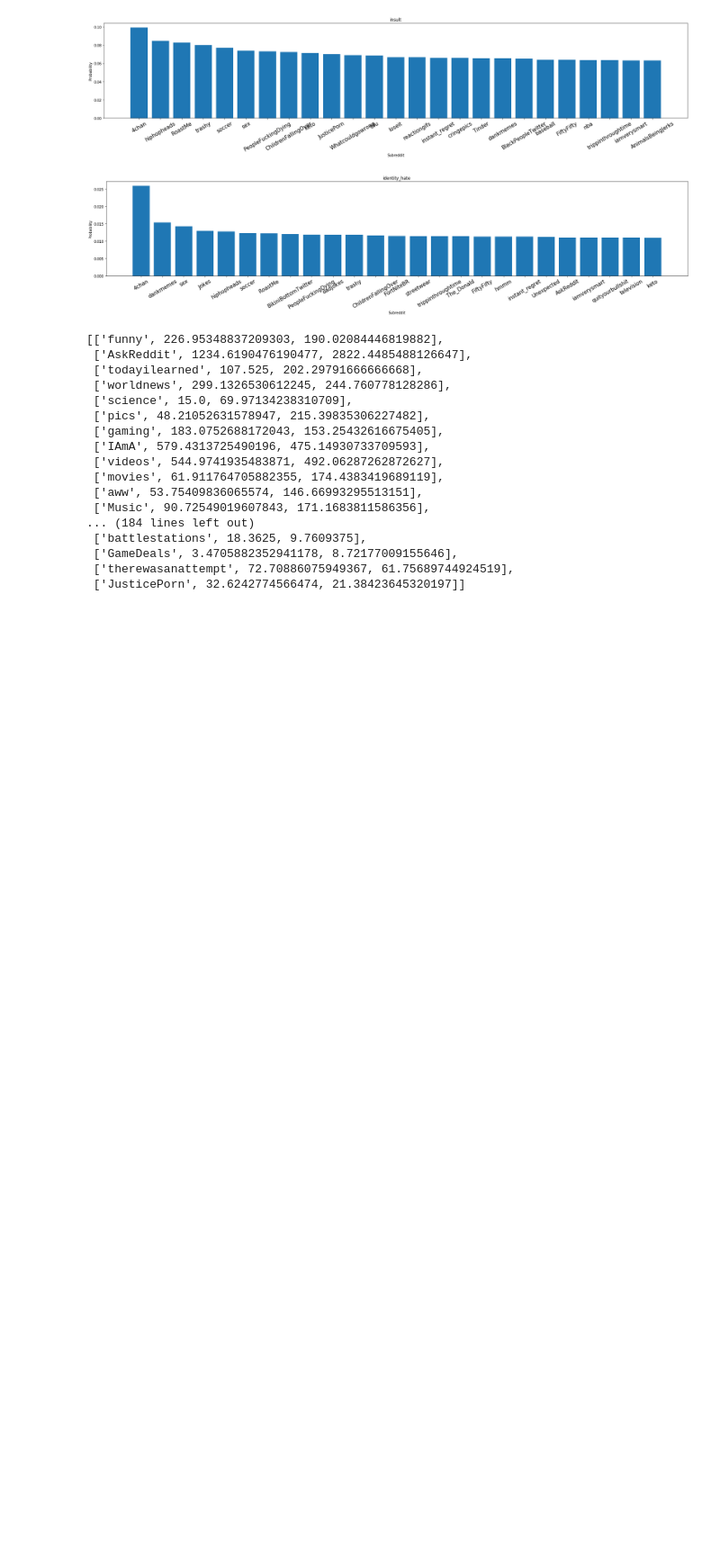
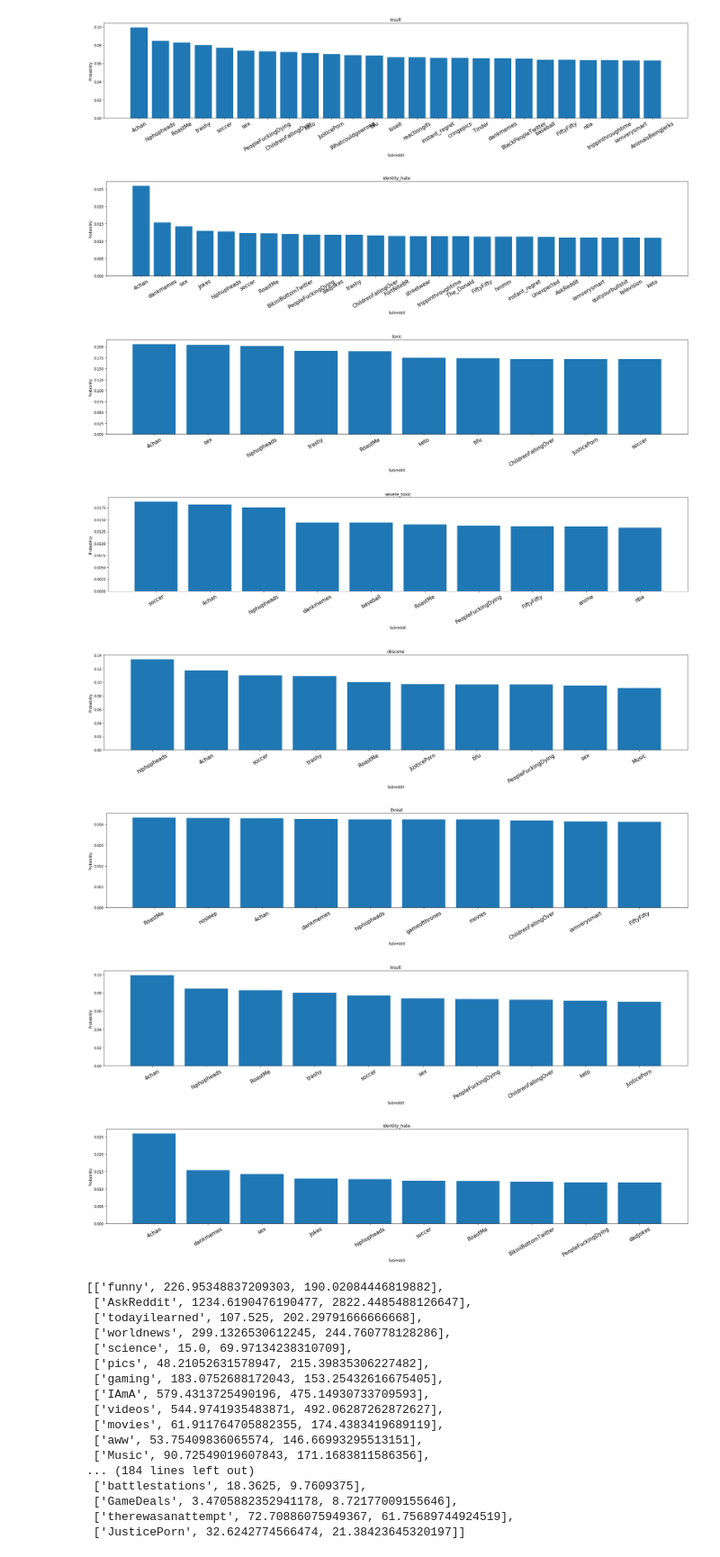
Before and after one commit to aneesh297/Toxicity-Analysis-of-Reddit, a Jupyter notebook: Classifier/reddit_comment_analysis_extended.ipynb, the cells around one changed output. Shown at 90% size. Cells and saved outputs as stored; diff of their text form; code cells hidden in the pictures; blank space fills up the shorter version.

```diff
--- a/Classifier/reddit_comment_analysis_extended.ipynb
+++ b/Classifier/reddit_comment_analysis_extended.ipynb
@@ -226,6 +226,25 @@ for i in range(6):
 [figure]
 [figure]
 [figure]
+# %%
+def plot_bar_top10(i):
+    f, ax = plt.subplots(figsize=(30,5))
+    index = np.arange(10)
+    plt.bar(index, [x[i+1] for x in top_toxic[i][:10]])
+    plt.xlabel('Subreddit', fontsize=10)
+    plt.ylabel('Probability', fontsize=10)
+    plt.xticks(index, [x[0] for x in top_toxic[i][:10]], fontsize=15, rotation=30)
+    plt.title(class_names[i])
+    plt.show()
+for i in range(6):
+    plot_bar_top10(i)
+# %% [output]
+[figure, added]
+[figure, added]
+[figure, added]
+[figure, added]
+[figure, added]
+[figure, added]
 # %%
 avg = []
 for sub in subs:
```
Also changed, not shown: parts of 2 cells of this notebook, 1 other file.
